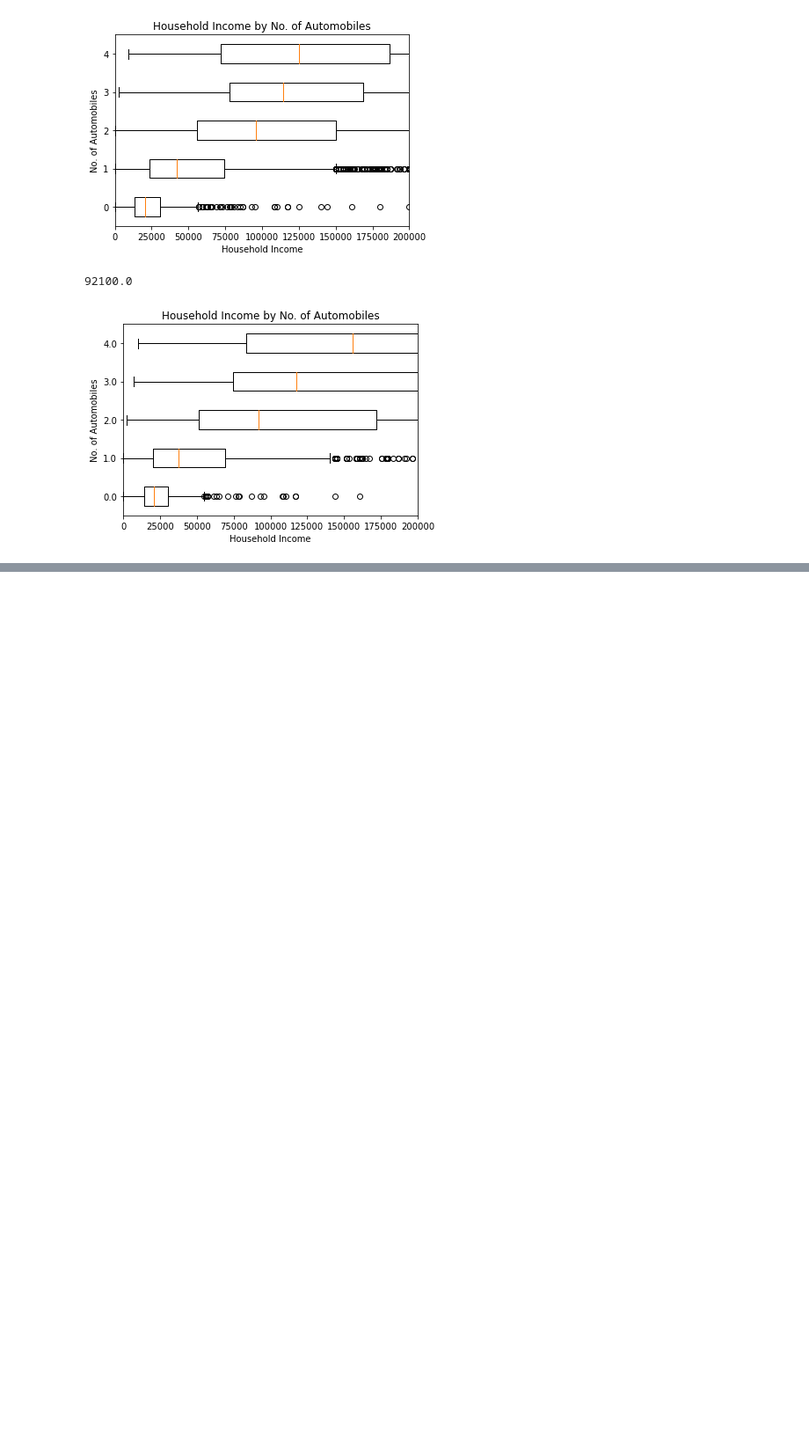
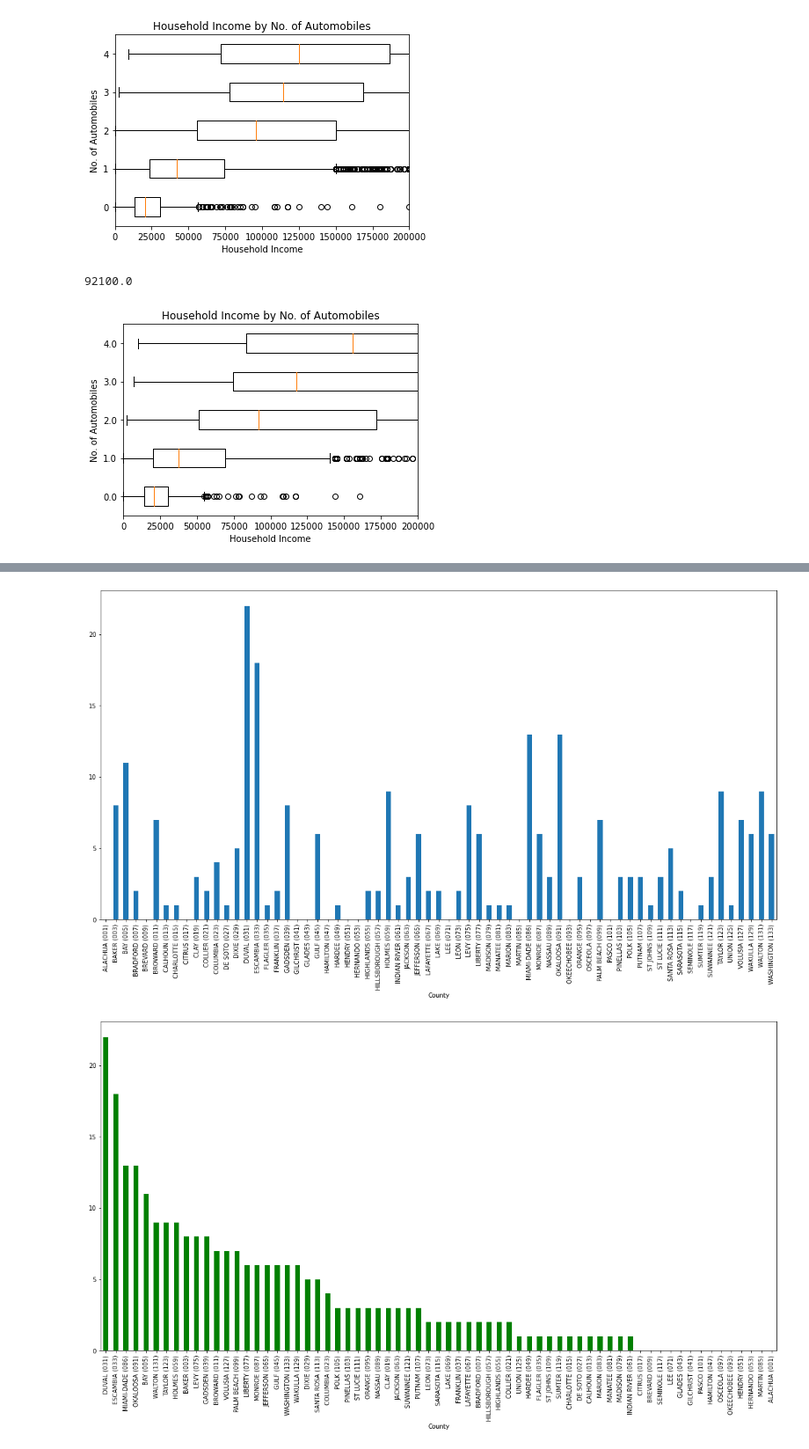
Before and after one commit to YenChuWu/transportation_exercise, a Jupyter notebook: FDOT.ipynb, the cells around one changed output, grey strips where cells are left out. Shown: that part at 88% size. Drawn from its saved outputs; the diff is of its cells as text; code cells hidden in the pictures; blank space fills up the shorter version.

Commit message:
ex6 frequency plot bar chart

```diff
--- a/FDOT.ipynb
+++ b/FDOT.ipynb
@@ -405,0 +420,3 @@ hh65[hh65['autos']==2].income.median()
+# %%
+bridge = pd.read_csv(tt.data('FL-BRIDGES'))
+bridge.head()
@@ -405,0 +430,7 @@ hh65[hh65['autos']==2].income.median()
+# %%
+bridge = bridge.replace('-', 0)
+bridge[['Poor #', 'SD #']] = bridge[['Poor #', 'SD #']].astype(int)
+bridge.fillna(0, inplace=True)
+bridge.set_index('County',inplace=True)
+bridge.drop(index='TOTALS',inplace=True)
+bridge.head()
@@ -405,0 +445,15 @@ hh65[hh65['autos']==2].income.median()
+# %%
+# Q1.Which county has the highest number of structurally deficient bridges? Use a frequency plot to find your answer.
+plt.figure(figsize=(20,10))
+bridge['SD #'].plot(kind='bar')
+plt.show()
+
+bridge_no=bridge.sort_values(by='SD #',ascending=False)
+plt.figure(figsize=(20,10))
+bridge_no['SD #'].plot(kind='bar',color='green')
+plt.show()
+
+# DUVAL
+# %% [output]
+[figure, added]
+[figure, added]
```
Also changed, not shown: parts of 10 cells of this notebook.
